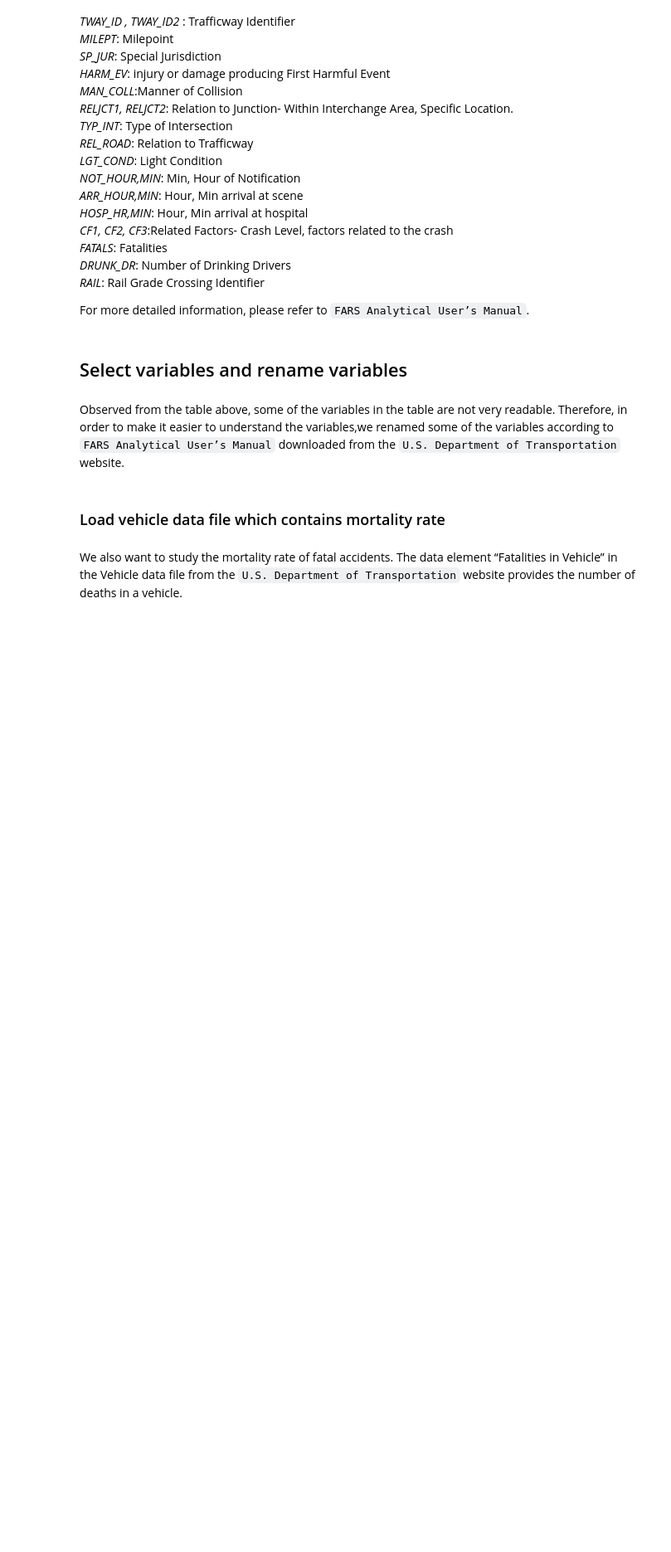
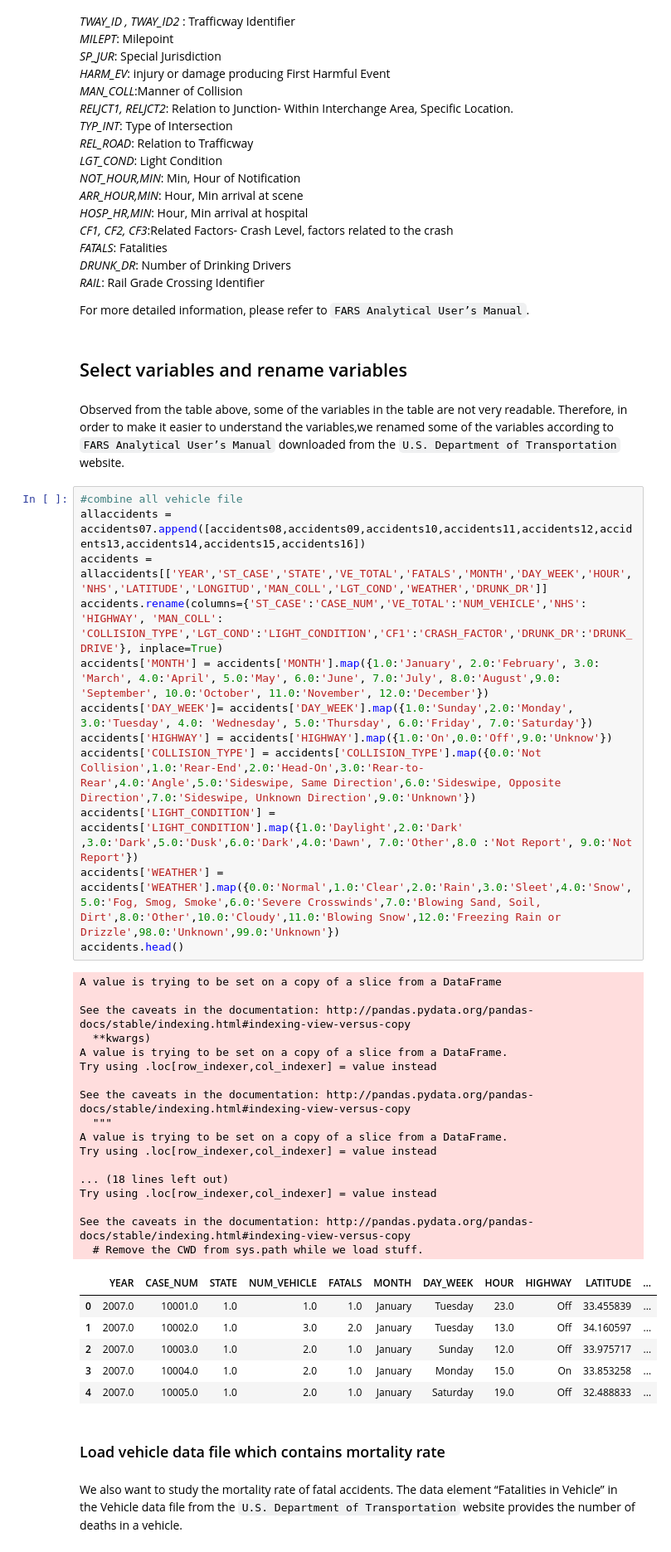
Before and after one commit to junemore/traffic-accidents-analysis, a Jupyter notebook: Project 3.ipynb, the cells around one changed output. Shown: that part at 83% size. Saved outputs shown, nothing was run; the diff lists cells and outputs as text; blank space fills up the shorter version.

```diff
--- a/Project 3.ipynb
+++ b/Project 3.ipynb
@@ -81,6 +88,42 @@ For more detailed information, please refer to `FARS Analytical User’s Manual`
 ## Select variables and rename variables
 # %% [markdown]
 Observed from the table above, some of the variables in the table are not very readable. Therefore, in order to make it easier to understand the variables,we renamed some of the variables according to `FARS Analytical User’s Manual`  downloaded from the  `U.S. Department of Transportation`  website.
+# %%
+#combine all vehicle file
+allaccidents = accidents07.append([accidents08,accidents09,accidents10,accidents11,accidents12,accidents13,accidents14,accidents15,accidents16])
+accidents = allaccidents[['YEAR','ST_CASE','STATE','VE_TOTAL','FATALS','MONTH','DAY_WEEK','HOUR','NHS','LATITUDE','LONGITUD','MAN_COLL','LGT_COND','WEATHER','DRUNK_DR']]
+accidents.rename(columns={'ST_CASE':'CASE_NUM','VE_TOTAL':'NUM_VEHICLE','NHS': 'HIGHWAY', 'MAN_COLL': 'COLLISION_TYPE','LGT_COND':'LIGHT_CONDITION','CF1':'CRASH_FACTOR','DRUNK_DR':'DRUNK_DRIVE'}, inplace=True)
+accidents['MONTH'] = accidents['MONTH'].map({1.0:'January', 2.0:'February', 3.0: 'March', 4.0:'April', 5.0:'May', 6.0:'June', 7.0:'July', 8.0:'August',9.0: 'September', 10.0:'October', 11.0:'November', 12.0:'December'})
+accidents['DAY_WEEK']= accidents['DAY_WEEK'].map({1.0:'Sunday',2.0:'Monday', 3.0:'Tuesday', 4.0: 'Wednesday', 5.0:'Thursday', 6.0:'Friday', 7.0:'Saturday'})
+accidents['HIGHWAY'] = accidents['HIGHWAY'].map({1.0:'On',0.0:'Off',9.0:'Unknow'})
+accidents['COLLISION_TYPE'] = accidents['COLLISION_TYPE'].map({0.0:'Not Collision',1.0:'Rear-End',2.0:'Head-On',3.0:'Rear-to-Rear',4.0:'Angle',5.0:'Sideswipe, Same Direction',6.0:'Sideswipe, Opposite Direction',7.0:'Sideswipe, Unknown Direction',9.0:'Unknown'})
+accidents['LIGHT_CONDITION'] = accidents['LIGHT_CONDITION'].map({1.0:'Daylight',2.0:'Dark' ,3.0:'Dark',5.0:'Dusk',6.0:'Dark',4.0:'Dawn', 7.0:'Other',8.0 :'Not Report', 9.0:'Not Report'})
+accidents['WEATHER'] = accidents['WEATHER'].map({0.0:'Normal',1.0:'Clear',2.0:'Rain',3.0:'Sleet',4.0:'Snow',5.0:'Fog, Smog, Smoke',6.0:'Severe Crosswinds',7.0:'Blowing Sand, Soil, Dirt',8.0:'Other',10.0:'Cloudy',11.0:'Blowing Snow',12.0:'Freezing Rain or Drizzle',98.0:'Unknown',99.0:'Unknown'})
+accidents.head()
+# %% [output]
+A value is trying to be set on a copy of a slice from a DataFrame
+
+See the caveats in the documentation: http://pandas.pydata.org/pandas-docs/stable/indexing.html#indexing-view-versus-copy
+  **kwargs)
+A value is trying to be set on a copy of a slice from a DataFrame.
+Try using .loc[row_indexer,col_indexer] = value instead
+
+See the caveats in the documentation: http://pandas.pydata.org/pandas-docs/stable/indexing.html#indexing-view-versus-copy
+  """
+A value is trying to be set on a copy of a slice from a DataFrame.
+Try using .loc[row_indexer,col_indexer] = value instead
+
+... (18 lines left out)
+Try using .loc[row_indexer,col_indexer] = value instead
+
+See the caveats in the documentation: http://pandas.pydata.org/pandas-docs/stable/indexing.html#indexing-view-versus-copy
+  # Remove the CWD from sys.path while we load stuff.
+|  | YEAR | CASE_NUM | STATE | NUM_VEHICLE | FATALS | MONTH | DAY_WEEK | HOUR | HIGHWAY | LATITUDE | ... |
+| 0 | 2007.0 | 10001.0 | 1.0 | 1.0 | 1.0 | January | Tuesday | 23.0 | Off | 33.455839 | ... |
+| 1 | 2007.0 | 10002.0 | 1.0 | 3.0 | 2.0 | January | Tuesday | 13.0 | Off | 34.160597 | ... |
+| 2 | 2007.0 | 10003.0 | 1.0 | 2.0 | 1.0 | January | Sunday | 12.0 | Off | 33.975717 | ... |
+| 3 | 2007.0 | 10004.0 | 1.0 | 2.0 | 1.0 | January | Monday | 15.0 | On | 33.853258 | ... |
+| 4 | 2007.0 | 10005.0 | 1.0 | 2.0 | 1.0 | January | Saturday | 19.0 | Off | 32.488833 | ... |
 # %% [markdown]
 ### Load vehicle data file which contains mortality rate
 # %% [markdown]
```
Also changed, not shown: parts of 6 cells of this notebook, 3 other files.
